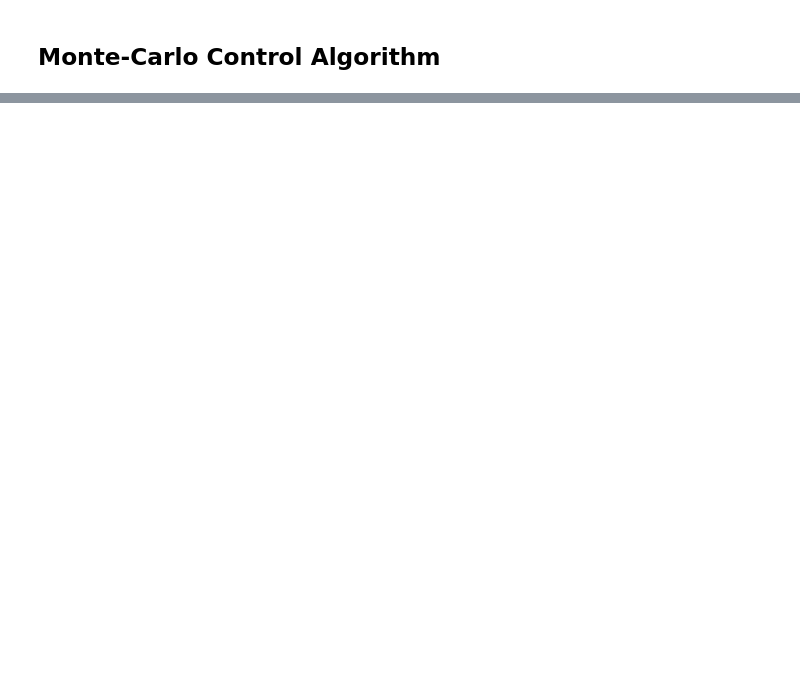
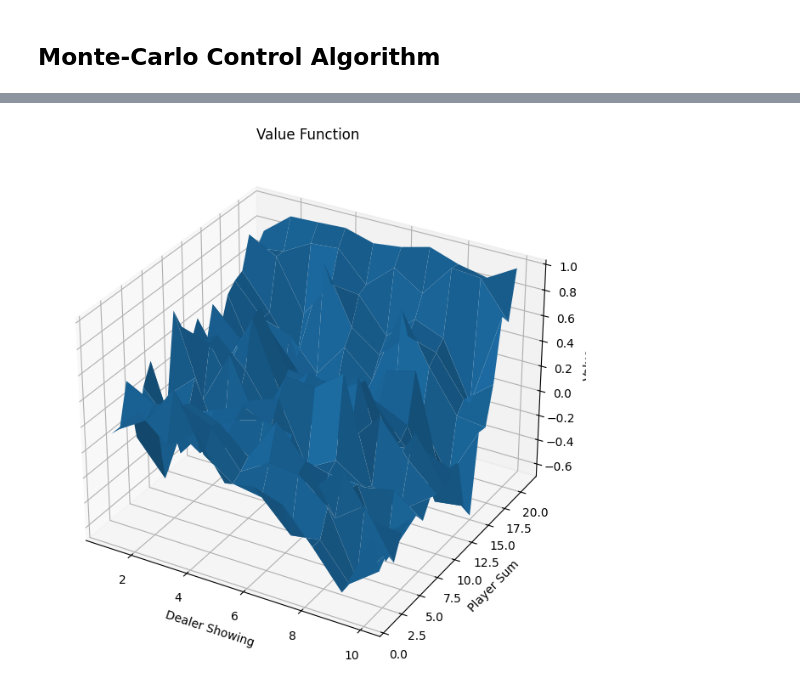
Before and after one commit to Andyccs/reinforcement_learning_david_silver_summary, a Jupyter notebook: easy21/easy21.ipynb, the cells around one changed output, grey strips where cells are left out. Cells and saved outputs as stored; diff of their text form; code cells hidden in the pictures; blank space fills up the shorter version.

```diff
--- a/easy21/easy21.ipynb
+++ b/easy21/easy21.ipynb
@@ -52,0 +72,10 @@ learning.plot_policy(policy)
+# %%
+import learning
+
+sarsa_q_state_action, _ = learning.sarsa_lambda_control(episodes=100_000, gamma=1.0, llambda=1.0)
+sarsa_value_function = learning.q_to_value_function(sarsa_q_state_action)
+sarsa_policy = learning.q_to_policy(sarsa_q_state_action)
+# %%
+learning.plot_value_function(sarsa_value_function)
+# %% [output]
+[figure, added]
```
Also changed, not shown: parts of 17 cells of this notebook, 1 other file.
